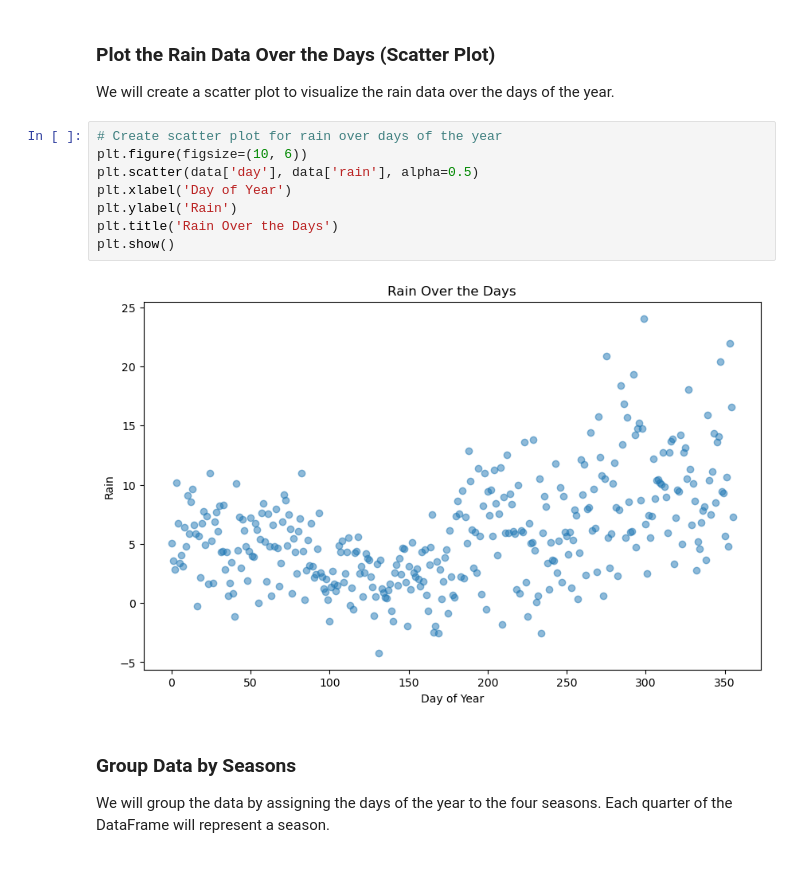
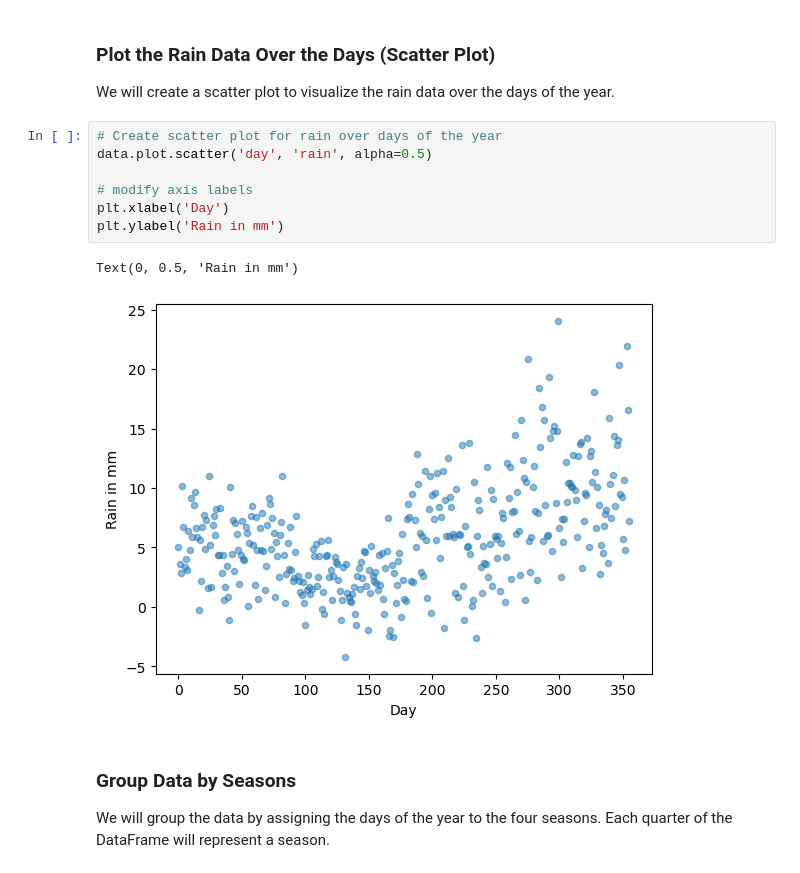
Before and after one commit to ScaDS/Python-training-2024, a Jupyter notebook: 2_tables_plots/beginner_weather_analysis.ipynb, the cells around one changed output. Drawn from its saved outputs; the diff is of its cells as text.

Commit message:
simplified plotting example using pandas.DataFrame.plot.scatter

```diff
--- a/2_tables_plots/beginner_weather_analysis.ipynb
+++ b/2_tables_plots/beginner_weather_analysis.ipynb
@@ -75,14 +75,14 @@ Maximum Temperature: 36.92057768016918
 We will create a scatter plot to visualize the rain data over the days of the year.
 # %%
 # Create scatter plot for rain over days of the year
-plt.figure(figsize=(10, 6))
-plt.scatter(data['day'], data['rain'], alpha=0.5)
-plt.xlabel('Day of Year')
-plt.ylabel('Rain')
-plt.title('Rain Over the Days')
-plt.show()
+data.plot.scatter('day', 'rain', alpha=0.5)
+
+# modify axis labels
+plt.xlabel('Day')
+plt.ylabel('Rain in mm')
 # %% [output]
+Text(0, 0.5, 'Rain in mm')
-[figure, old version]
+[figure, new version]
 # %% [markdown]
 ### Group Data by Seasons
 
```
Also changed, not shown: parts of 1 cell of this notebook.
